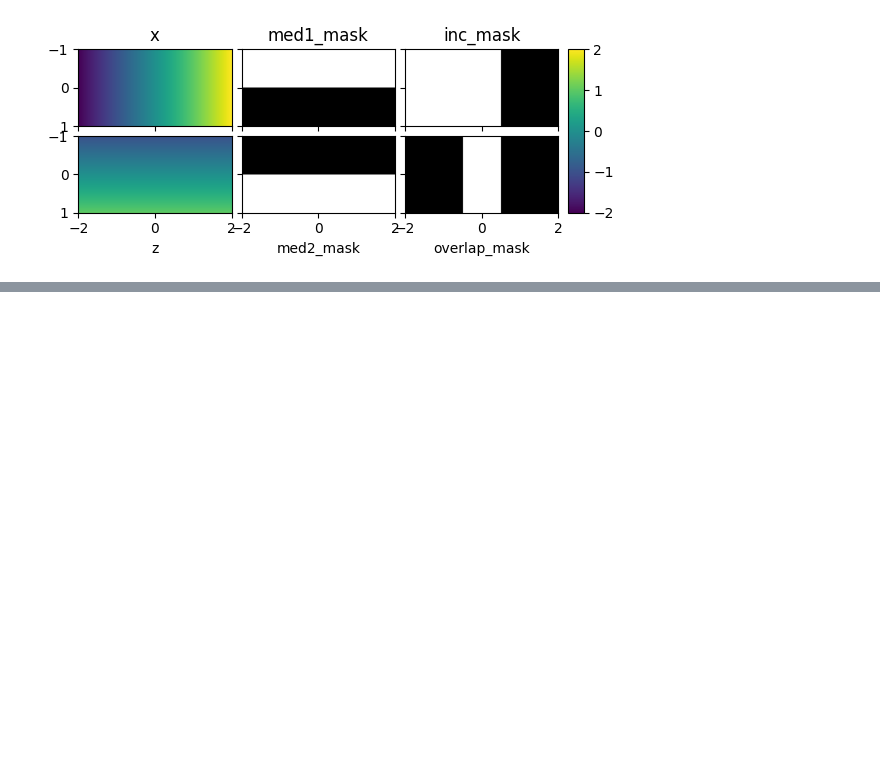
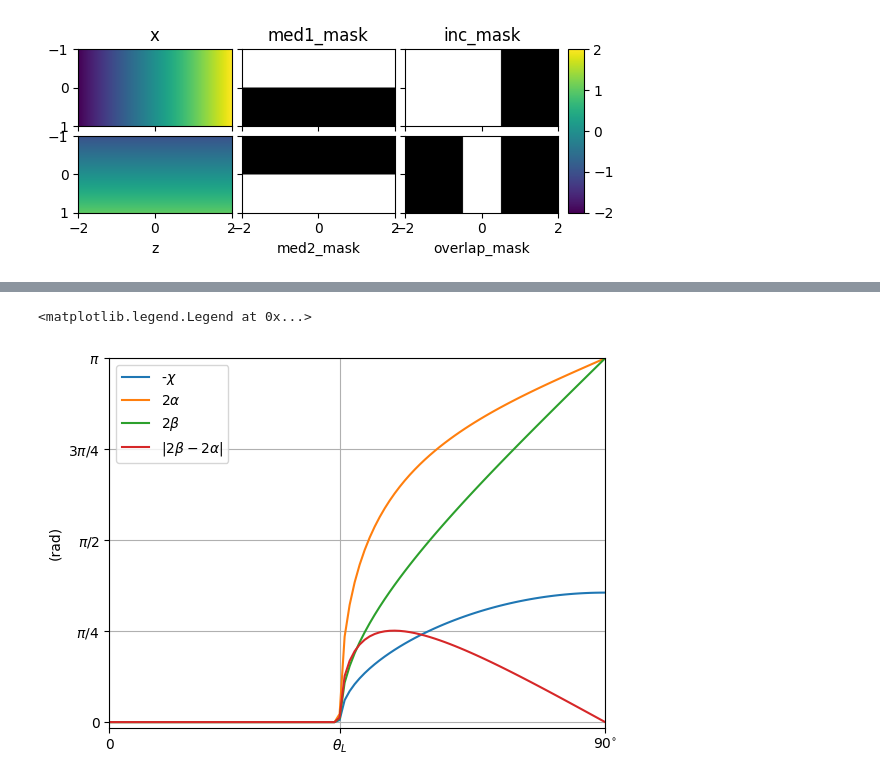
Before and after one commit to opticaUB/Material_Classe, a Jupyter notebook: 23_Prop_FresnelCoeff.ipynb, the cells around one changed output, grey strips where cells are left out. Drawn from its saved outputs; the diff is of its cells as text; code cells hidden in the pictures; blank space fills up the shorter version.

```diff
--- a/23_Prop_FresnelCoeff.ipynb
+++ b/23_Prop_FresnelCoeff.ipynb
@@ -169,0 +194,22 @@ KeyboardInterrupt:
+# %%
+chi = -np.sqrt(sin_theta_2**2 - 1)  # cos(theta2) = i chi (pertany als imaginaris purs)
+
+alpha = np.arctan2(-chi.real, n2/n1 * np.cos(theta_all))
+beta = np.arctan2(-chi.real, n1/n2 * np.cos(theta_all))
+
+plt.plot(theta_all, -chi, label=r"-$\chi$")
+plt.plot(theta_all, 2*alpha, label=r"$2\alpha$")
+plt.plot(theta_all, 2*beta, label=r"$2\beta$")
+plt.plot(theta_all, np.abs(2*beta-2*alpha), label=r"$|2\beta - 2\alpha|$")
+
+plt.yticks([0, np.pi/4, np.pi/2, 3/4*np.pi, np.pi], ["0", r"$\pi/4$", r"$\pi/2$", r"$3\pi/4$", r"$\pi$"])
+plt.xticks([0, theta_lim, np.pi/2], ["0", r"$\theta_L$", r"$90\!^\circ$"])
+plt.ylim([-0.05, np.pi])
+plt.xlim([0, np.pi/2])
+# plt.xlabel(r"Angle d'incidència ($^\circ$)")
+plt.ylabel("(rad)")
+plt.grid()
+plt.legend()
+# %% [output]
+<matplotlib.legend.Legend at 0x...>
+[figure, added]
```
Also changed, not shown: parts of 3 cells of this notebook.
